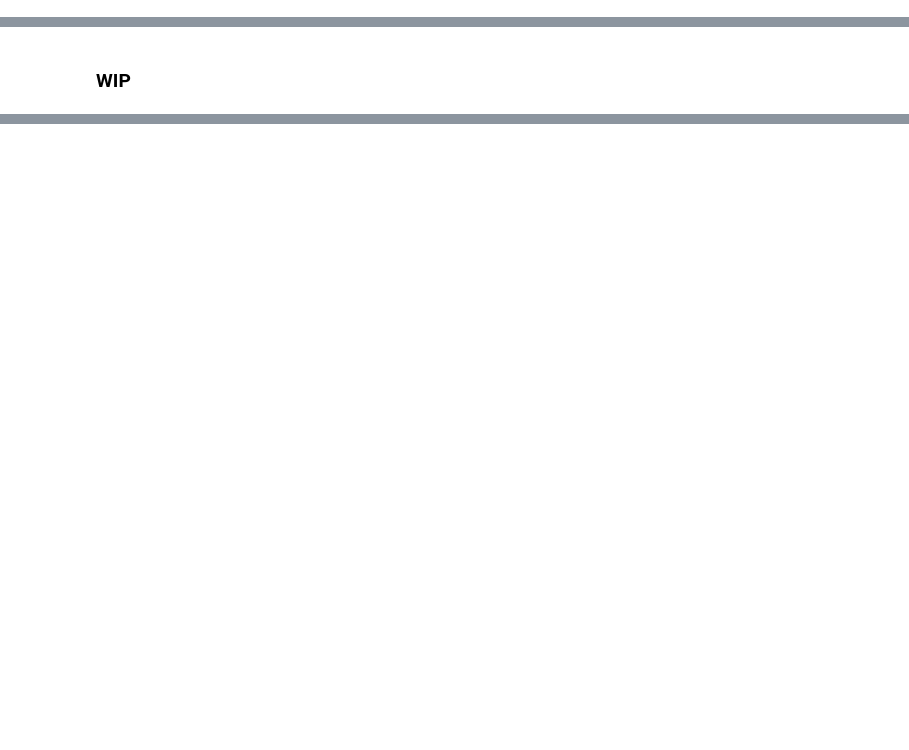
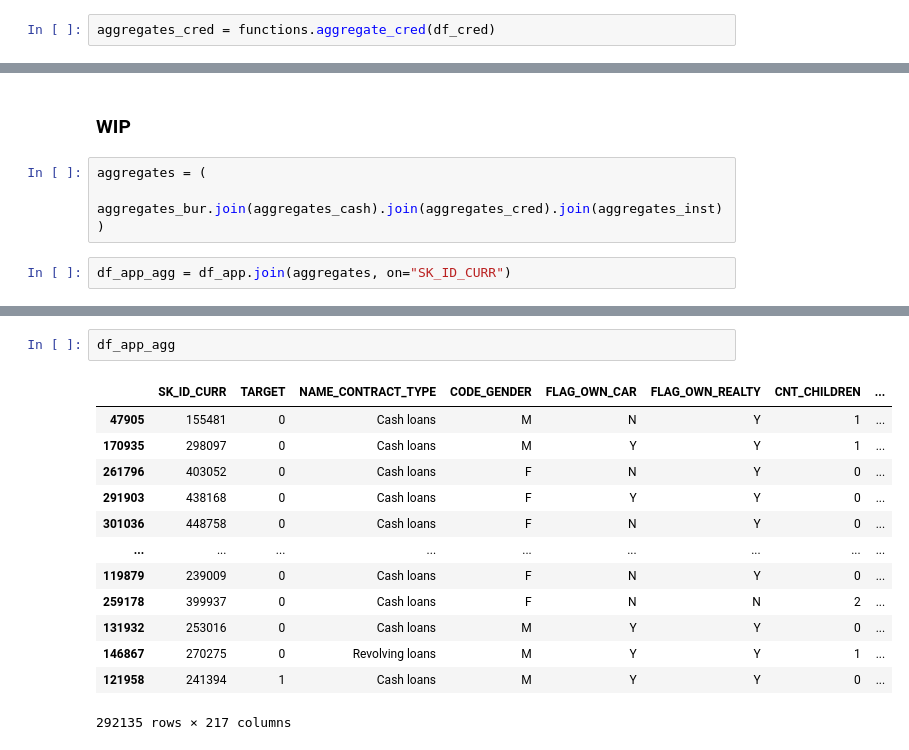
Before and after one commit to Vienmarskinis/home_credit_default_risk, a Jupyter notebook: aggregations.ipynb, the cells around one changed output, grey strips where cells are left out. Cells and saved outputs as stored; diff of their text form; blank space fills up the shorter version.

```diff
--- a/wip.ipynb
+++ b/aggregations.ipynb
@@ -606,3 +617,5 @@ max      2.831000e+03
 Name: SK_DPD, dtype: float64
 # %% [markdown]
 #### Aggregate the Table
+# %%
+aggregates_cred = functions.aggregate_cred(df_cred)
@@ -609,2 +640,8 @@ Name: SK_DPD, dtype: float64
 # %% [markdown]
 ### WIP
+# %%
+aggregates = (
+    aggregates_bur.join(aggregates_cash).join(aggregates_cred).join(aggregates_inst)
+)
+# %%
+df_app_agg = df_app.join(aggregates, on="SK_ID_CURR")
@@ -610,0 +668,16 @@ Name: SK_DPD, dtype: float64
+# %%
+df_app_agg
+# %% [output]
+|  | SK_ID_CURR | TARGET | NAME_CONTRACT_TYPE | CODE_GENDER | FLAG_OWN_CAR | FLAG_OWN_REALTY | CNT_CHILDREN | ... |
+| 47905 | 155481 | 0 | Cash loans | M | N | Y | 1 | ... |
+| 170935 | 298097 | 0 | Cash loans | M | Y | Y | 1 | ... |
+| 261796 | 403052 | 0 | Cash loans | F | N | Y | 0 | ... |
+| 291903 | 438168 | 0 | Cash loans | F | Y | Y | 0 | ... |
+| 301036 | 448758 | 0 | Cash loans | F | N | Y | 0 | ... |
+| ... | ... | ... | ... | ... | ... | ... | ... | ... |
+| 119879 | 239009 | 0 | Cash loans | F | N | Y | 0 | ... |
+| 259178 | 399937 | 0 | Cash loans | F | N | N | 2 | ... |
+| 131932 | 253016 | 0 | Cash loans | M | Y | Y | 0 | ... |
+| 146867 | 270275 | 0 | Revolving loans | M | Y | Y | 1 | ... |
+| 121958 | 241394 | 1 | Cash loans | M | Y | Y | 0 | ... |
+292135 rows × 217 columns
```
Also changed, not shown: parts of 16 cells of this notebook, 3 other files.
